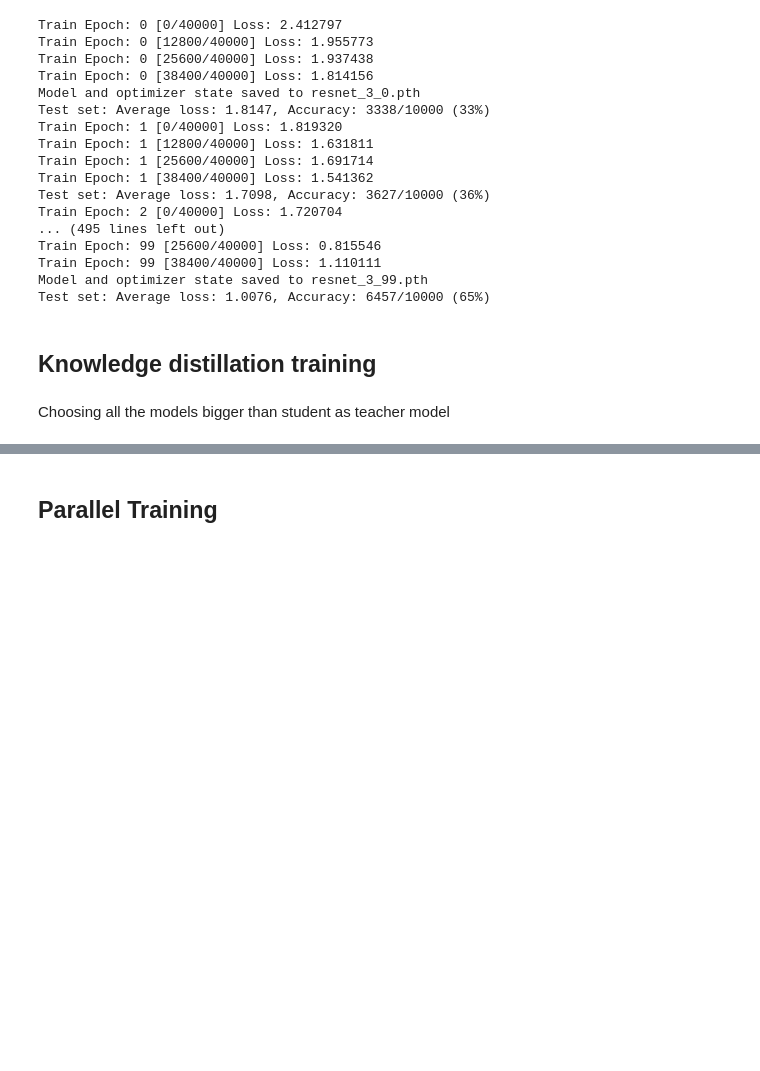
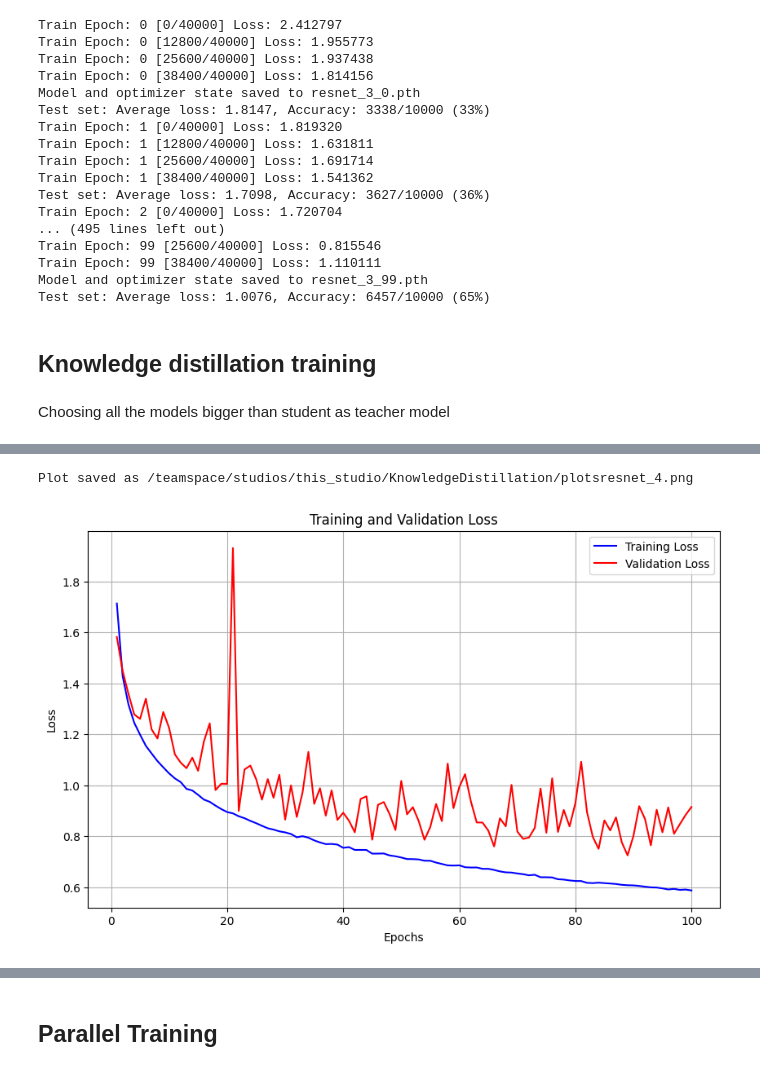
Before and after one commit to AnshPrakash/KnowledgeDistillation, a Jupyter notebook: KnowledgeDistillation.ipynb, the cells around one changed output, grey strips where cells are left out. Drawn from its saved outputs; the diff is of its cells as text; code cells hidden in the pictures; blank space fills up the shorter version.

```diff
--- a/KnowledgeDistillation.ipynb
+++ b/KnowledgeDistillation.ipynb
@@ -586,0 +752,5 @@ training_process_with_kd( resnet_10, student, device, model_name = None, num_epo
+# %%
+visualize_loss_curve("resnet_4")
+# %% [output]
+Plot saved as /teamspace/studios/this_studio/KnowledgeDistillation/plotsresnet_4.png
+[figure, added]
```
Also changed, not shown: parts of 27 cells of this notebook.
